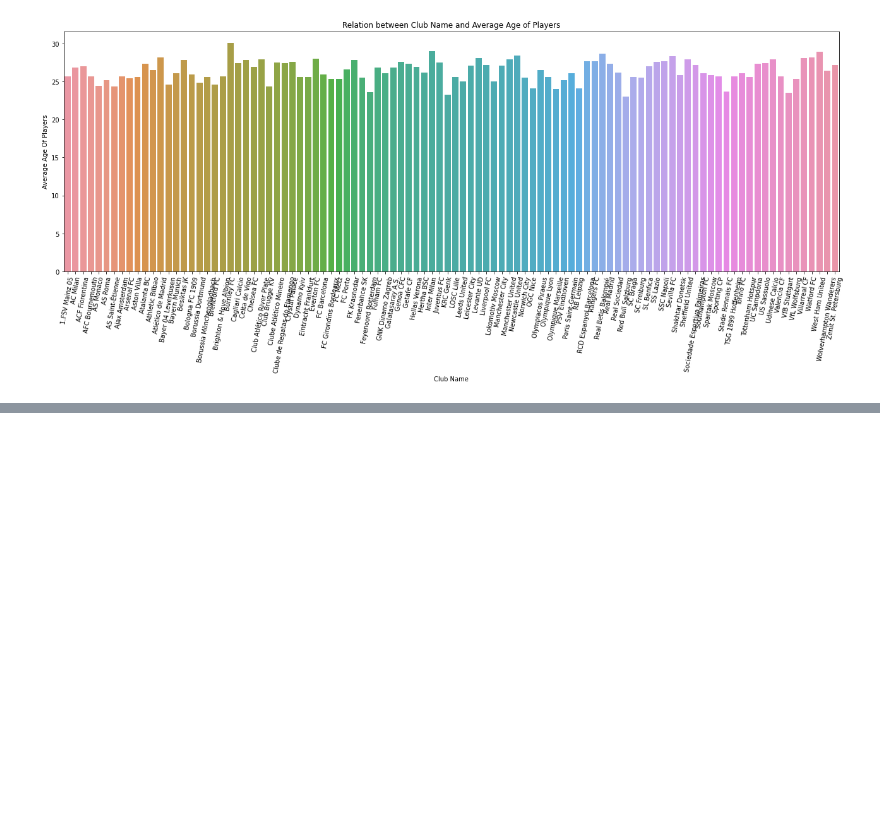
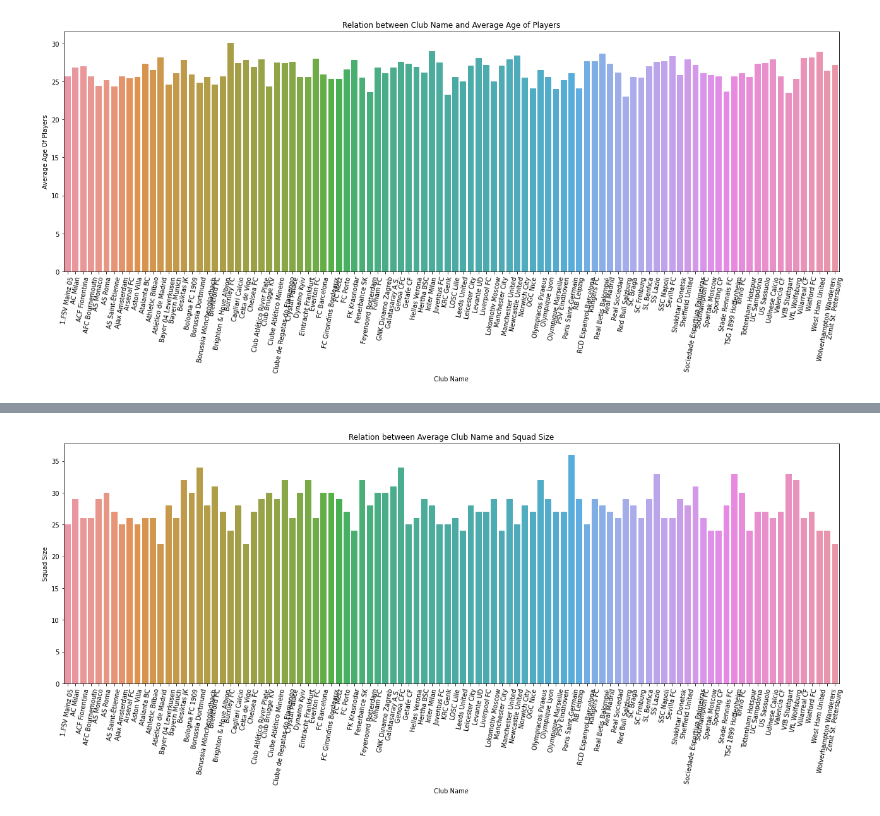
Before and after one commit to everydaycodings/Data-Science-End-To-End-Notebook-Project, a Jupyter notebook: Football_Club_Market_Value_2021.ipynb, the cells around one changed output, grey strips where cells are left out. Saved outputs shown, nothing was run; the diff lists cells and outputs as text; code cells hidden in the pictures; blank space fills up the shorter version.

```diff
--- a/Football_Club_Market_Value_2021.ipynb
+++ b/Football_Club_Market_Value_2021.ipynb
@@ -81,0 +80,8 @@ plt.show()
+# %%
+plt.figure(figsize=(22,7))
+sns.barplot(y="Squad Size" ,x="Club Name", data=df2.sort_index())
+plt.title("Relation between Average Club Name and Squad Size")
+plt.xticks(rotation=80)
+plt.show()
+# %% [output]
+[figure, added]
```
Also changed, not shown: parts of 1 cell of this notebook.
